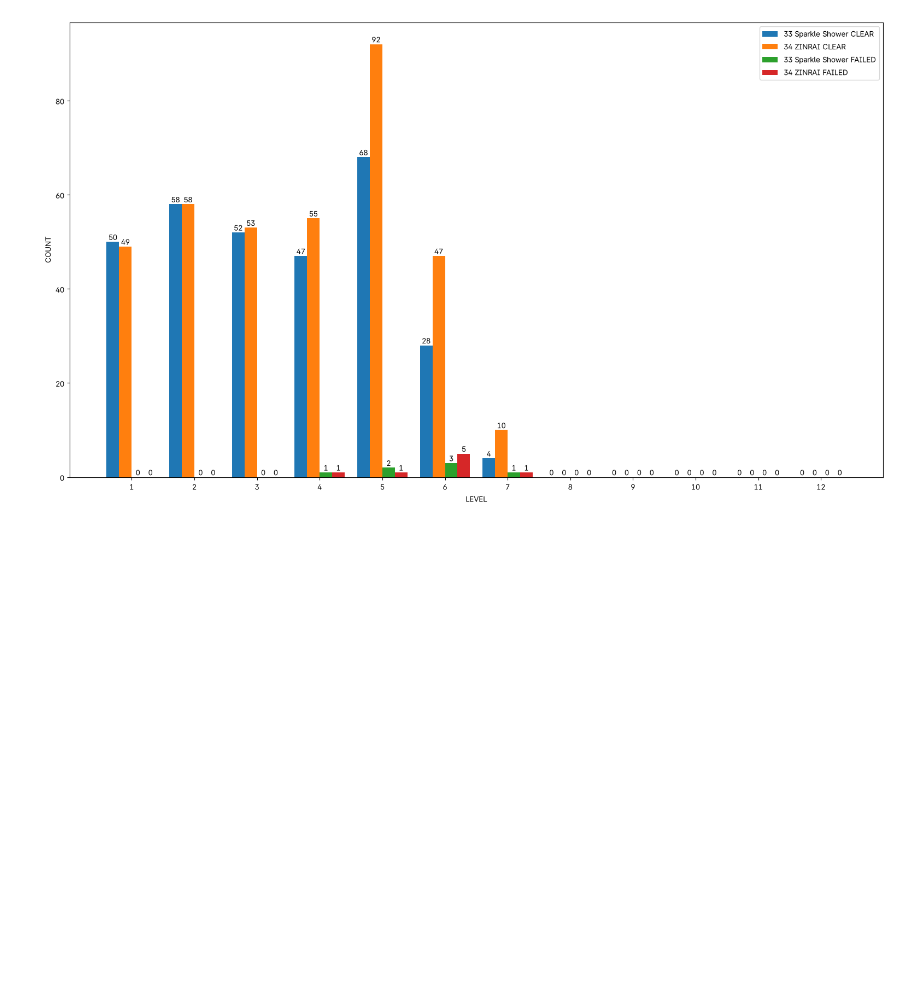
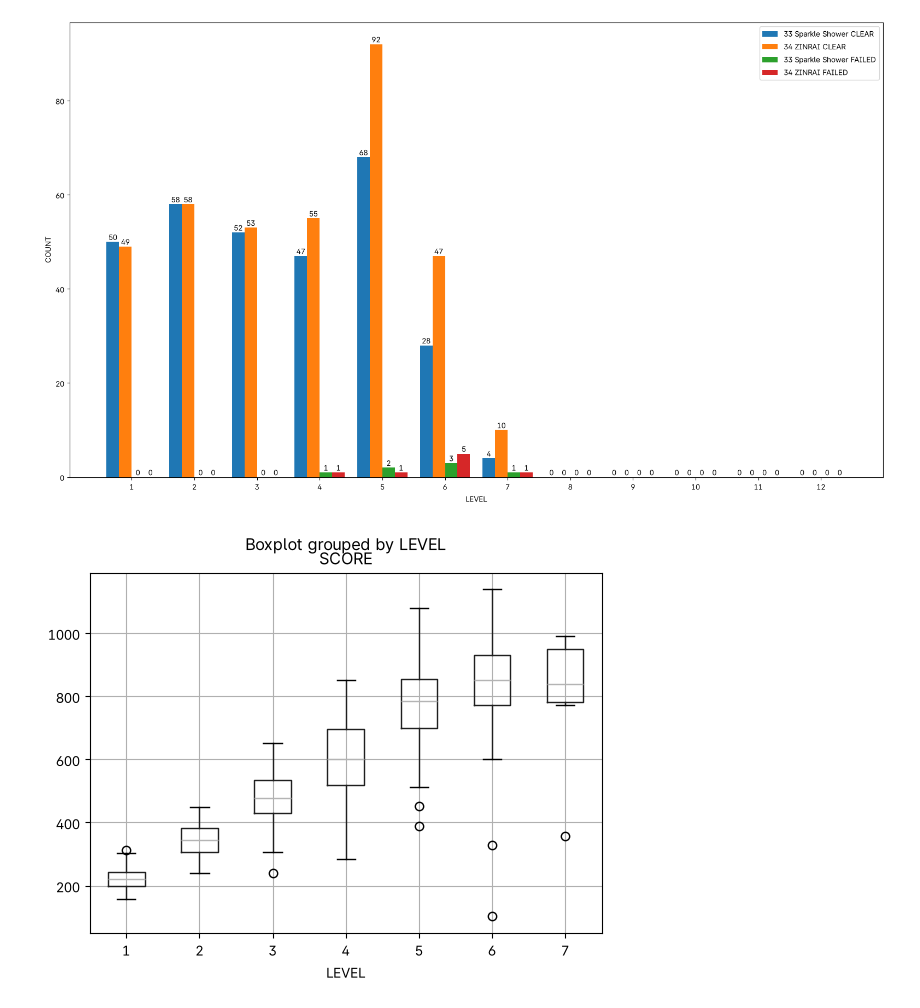
Before and after one commit to pji2918/py, a Jupyter notebook: iidxanalysis.ipynb, the cells around one changed output. Saved outputs shown, nothing was run; the diff lists cells and outputs as text; code cells hidden in the pictures; blank space fills up the shorter version.

Commit message:
feat: add boxplot

```diff
--- a/iidxanalysis.ipynb
+++ b/iidxanalysis.ipynb
@@ -415,4 +415,10 @@ plt.legend()
 plt.show()
 # %% [output]
 [figure]
+# %%
+cleaned_data: pd.DataFrame = merged_data1[merged_data1["SCORE"] > 0][["LEVEL", "SCORE"]]
+cleaned_data.boxplot(column="SCORE", by="LEVEL")
+plt.show()
+# %% [output]
+[figure, added]
 # %%
```
Also changed, not shown: parts of 2 cells of this notebook.
